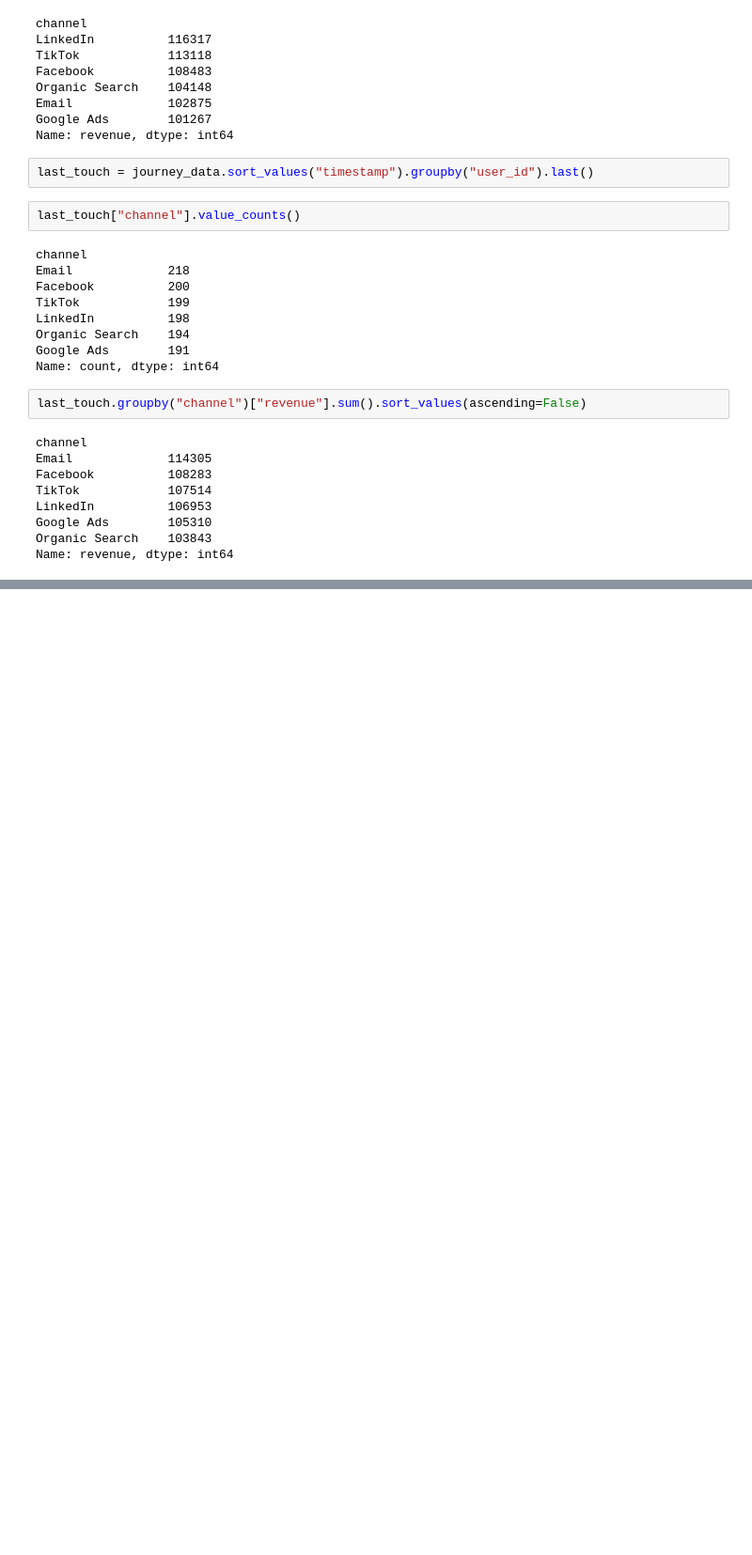
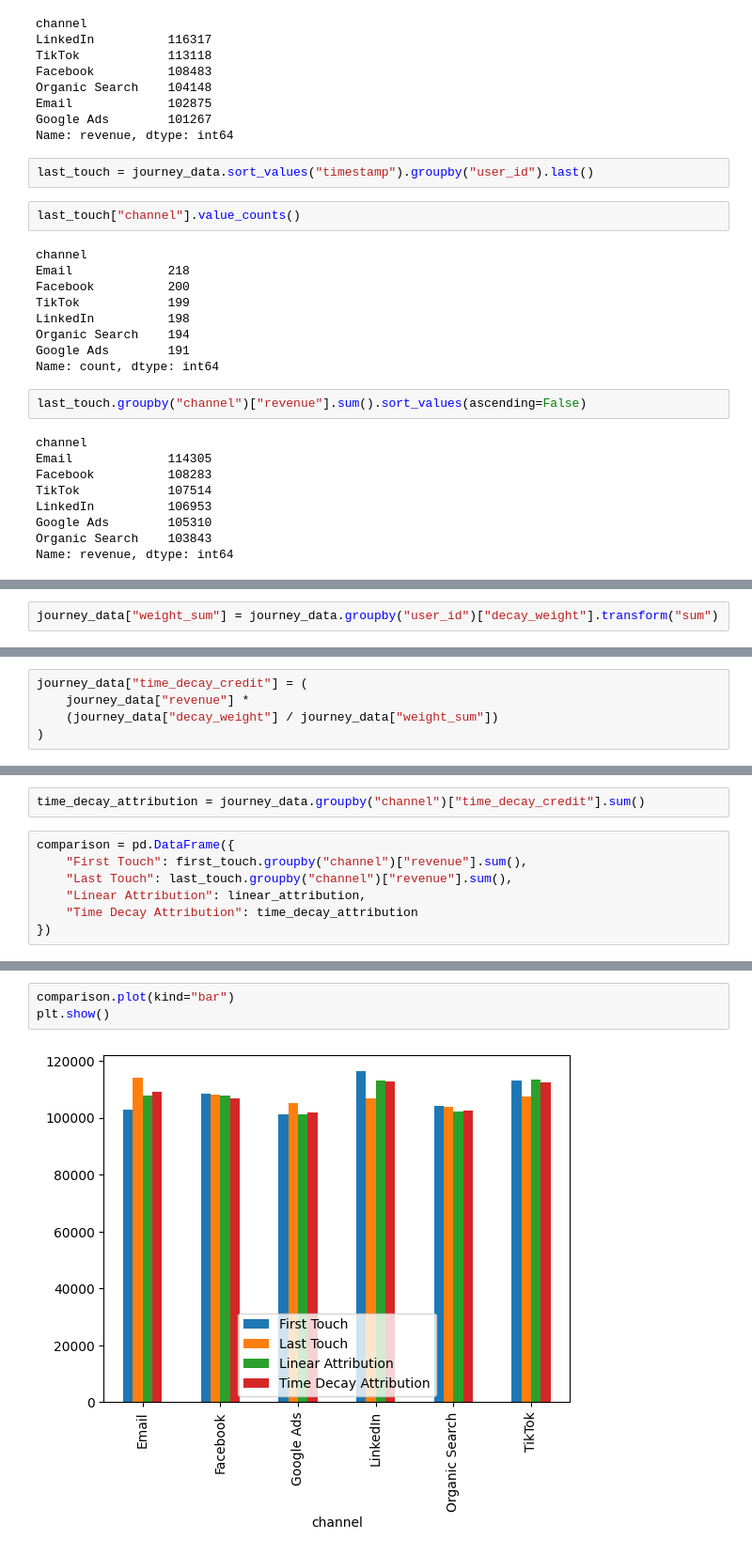
Before and after one commit to snehaone1/multi-touch-marketing-attribution, a Jupyter notebook: notebooks/eda.ipynb, the cells around one changed output, grey strips where cells are left out. Shown at 94% size. Saved outputs shown, nothing was run; the diff lists cells and outputs as text; blank space fills up the shorter version.

```diff
--- a/notebooks/eda.ipynb
+++ b/notebooks/eda.ipynb
@@ -516,0 +666,2 @@ Name: revenue, dtype: int64
+# %%
+journey_data["weight_sum"] = journey_data.groupby("user_id")["decay_weight"].transform("sum")
@@ -516,0 +677,5 @@ Name: revenue, dtype: int64
+# %%
+journey_data["time_decay_credit"] = (
+    journey_data["revenue"] *
+    (journey_data["decay_weight"] / journey_data["weight_sum"])
+)
@@ -516,0 +702,9 @@ Name: revenue, dtype: int64
+# %%
+time_decay_attribution = journey_data.groupby("channel")["time_decay_credit"].sum()
+# %%
+comparison = pd.DataFrame({
+    "First Touch": first_touch.groupby("channel")["revenue"].sum(),
+    "Last Touch": last_touch.groupby("channel")["revenue"].sum(),
+    "Linear Attribution": linear_attribution,
+    "Time Decay Attribution": time_decay_attribution
+})
@@ -516,0 +722,5 @@ Name: revenue, dtype: int64
+# %%
+comparison.plot(kind="bar")
+plt.show()
+# %% [output]
+[figure, added]
```
Also changed, not shown: parts of 46 cells of this notebook.
